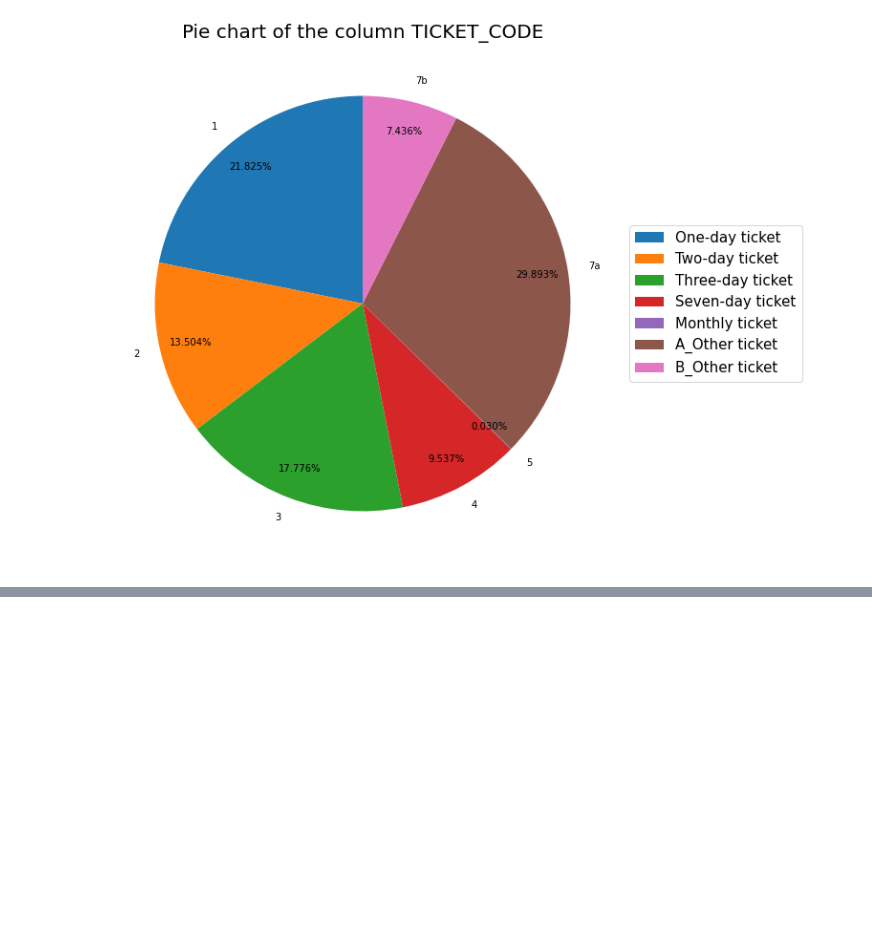
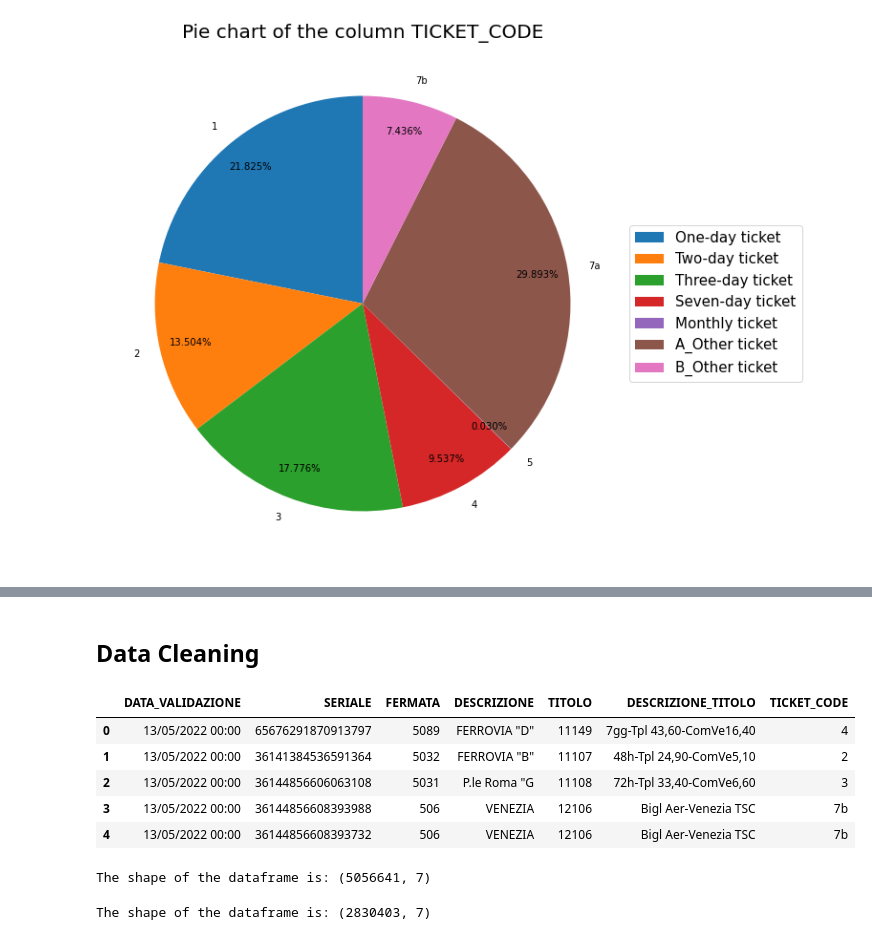
Before and after one commit to matteograzioso1/Tirocinio-Progetto-MASTER, a Jupyter notebook: Notebook 1.ipynb, the cells around one changed output, grey strips where cells are left out. Saved outputs shown, nothing was run; the diff lists cells and outputs as text; code cells hidden in the pictures; blank space fills up the shorter version.

Commit message:
Data cleaning: useless timestamps
w/ HTML export

```diff
--- a/Notebook 1.ipynb
+++ b/Notebook 1.ipynb
@@ -315,0 +344,25 @@ plt.show()
+# %% [markdown]
+## Data Cleaning
+# %%
+# The timestamp is in the column 'DATA_VALIDAZIONE' in the format '%d/%m-%Y %H:%M'
+
+# Convert the column 'DATA_VALIDAZIONE' to datetime
+df['DATA_VALIDAZIONE'] = pd.to_datetime(df['DATA_VALIDAZIONE'])
+
+# Set the format of the column 'DATA_VALIDAZIONE' to '%d/%m/%Y %H:%M'
+df['DATA_VALIDAZIONE'] = df['DATA_VALIDAZIONE'].dt.strftime('%d/%m/%Y %H:%M')
+
+# Print the head of the dataframe to see the new format of the column 'DATA_VALIDAZIONE'
+df.head()
+# %% [output]
+|  | DATA_VALIDAZIONE | SERIALE | FERMATA | DESCRIZIONE | TITOLO | DESCRIZIONE_TITOLO | TICKET_CODE |
+| 0 | 13/05/2022 00:00 | 65676291870913797 | 5089 | FERROVIA "D" | 11149 | 7gg-Tpl 43,60-ComVe16,40 | 4 |
+| 1 | 13/05/2022 00:00 | 36141384536591364 | 5032 | FERROVIA "B" | 11107 | 48h-Tpl 24,90-ComVe5,10 | 2 |
+| 2 | 13/05/2022 00:00 | 36144856606063108 | 5031 | P.le Roma "G | 11108 | 72h-Tpl 33,40-ComVe6,60 | 3 |
+| 3 | 13/05/2022 00:00 | 36144856608393988 | 506 | VENEZIA | 12106 | Bigl Aer-Venezia TSC | 7b |
+| 4 | 13/05/2022 00:00 | 36144856608393732 | 506 | VENEZIA | 12106 | Bigl Aer-Venezia TSC | 7b |
+# %%
+# Print the shape of the dataframe
+print('The shape of the dataframe is: {}'.format(df.shape))
+# %% [output]
+The shape of the dataframe is: (5056641, 7)
@@ -315,0 +393,5 @@ plt.show()
+# %%
+# Print the shape of the dataframe
+print('The shape of the dataframe is: {}'.format(df.shape))
+# %% [output]
+The shape of the dataframe is: (2830403, 7)
```
Also changed, not shown: parts of 5 cells of this notebook, 1 other file.
